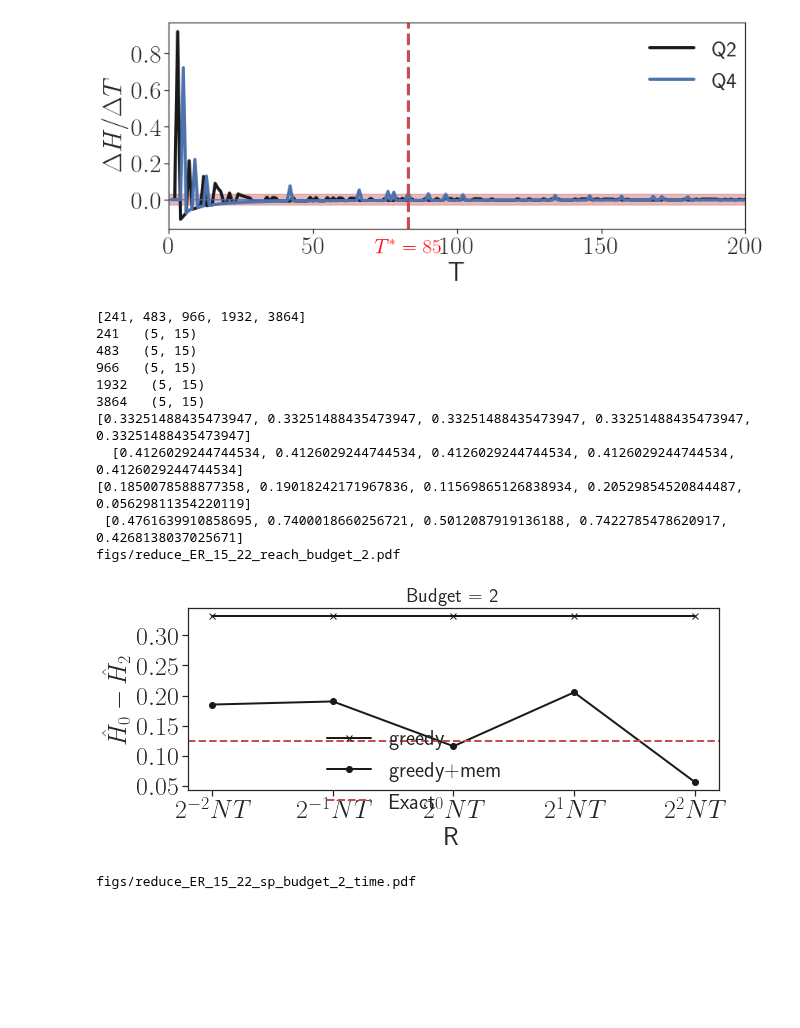
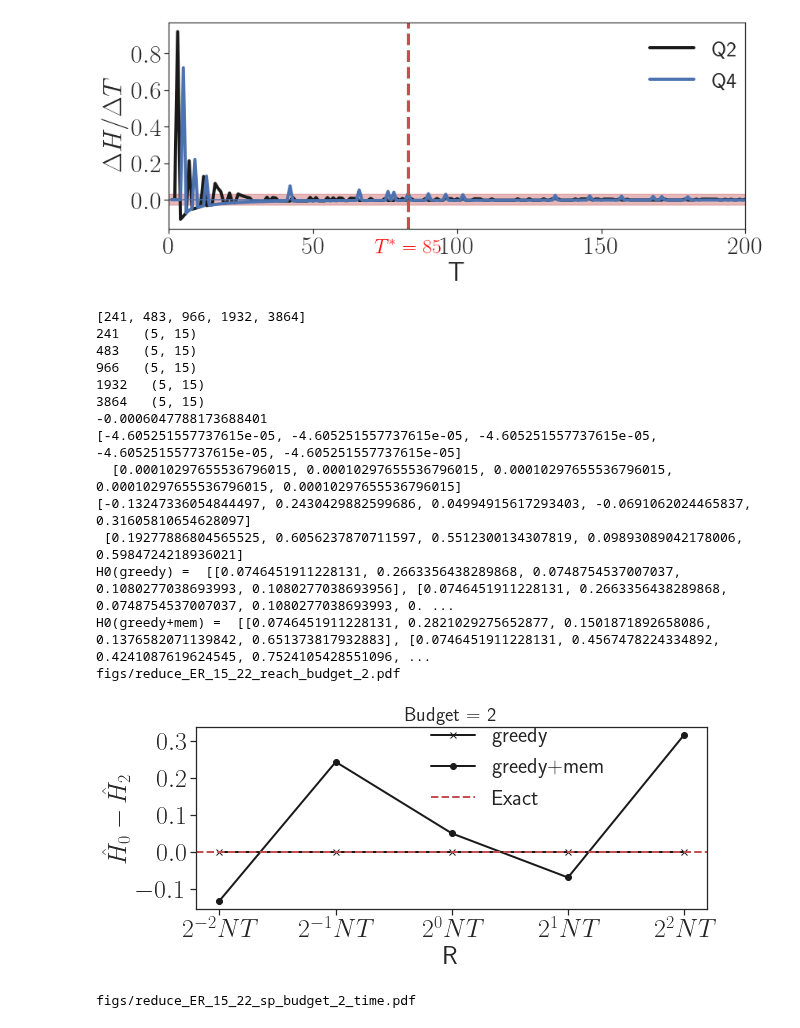
Before and after one commit to toggled/uncertainty, a Jupyter notebook: test.ipynb, the cells around one changed output. Drawn from its saved outputs; the diff is of its cells as text; code cells hidden in the pictures; blank space fills up the shorter version.

```diff
--- a/test.ipynb
+++ b/test.ipynb
@@ -682,7 +682,7 @@ alg1 = 'greedy'
 a1 = 'greedy'
 q =   'reach'
 # q = 'sp'
-qset = 2
+qset = 4
 # Kset = [1,2,4,8,16,32,64,128,256]
 xlabels = ['$2^{'+str(i)+'}NT$' for i in range(-2,3)]
 if q == 'reach':
@@ -714,11 +714,15 @@ greedy_red = []
 greedyM_red = []
 std_red = []
 stdM_red = []
+init_h = []
+Minit_h = []
 for i,K in enumerate(Kset):
+    Minit_h.append(varyK0[i]['H0'].to_list())
     mean,std = varyK0[i]['DeltaH'].mean(), varyK0[i]['DeltaH'].std()
     greedyM_red.append(mean)
     stdM_red.append(std)
     mean,std = varyK1[i]['DeltaH'].mean(), varyK1[i]['DeltaH'].std()
+    init_h.append(varyK1[i]['H0'].to_list())
     greedy_red.append(mean)
     std_red.append(std)
 #     sns.lineplot(x='K', y='DeltaH', data=varyK0[i], linewidth=lw, markersize=8,color='k')
@@ -726,44 +730,50 @@ for i,K in enumerate(Kset):
 # greedy_red = np.array(greedy_red)
 # std_red = np.array(std_red)
 # print(greedy_red.shape,' ',std_red.shape,' ',len(greedyM_red),' ',len(stdM_red))
+print(exact_deltaH)
 print(greedy_red,' \n\r ',std_red)
 print(greedyM_red,'\n\r',stdM_red)
+print('H0(greedy) = ',init_h)
+print('H0(greedy+mem) = ',Minit_h)
 plt.plot(Kset,greedy_red,color = 'k',marker='x',label='greedy',linewidth=lw)
 plt.plot(Kset,greedyM_red,color = 'k',marker='o',label='greedy+mem',linewidth=lw)
 # plt.fill_between(Kset, np.array(greedyM_red) - np.array(stdM_red), np.array(greedyM_red) + np.array(stdM_red), \
 #                  color='r', alpha=0.4)
 ax = plt.gca()
 ax.axhline(exact_deltaH,linestyle='--',color='r',linewidth=lw,label='Exact')
 
 plt.xscale('log',base=2)
 plt.xlabel('R',fontsize=fontsize-2)
 plt.ylabel('$\hat{H}_0 - \hat{H}_'+str(k)+'$',fontsize=fontsize-2)
 # plt.xticks([2**0,2**2,2**4,2**6,2**8],fontsize=fontsize-2)
 plt.xticks(Kset,fontsize=fontsize-2)
 ax = plt.gca()
 ax.set_xticklabels(xlabels)
 plt.yticks(fontsize=fontsize-2)
 # plt.legend(fontsize=fontsize+10,frameon = False,prop={"size":22},bbox_to_anchor=(0.6,0.4))
 plt.legend(fontsize=fontsize+10,frameon = False,prop={"size":22},bbox_to_anchor=(0.63,0.44))
 plt.title('Budget = '+str(k),fontsize=fontsize-8)
 fname = 'figs/reduce_'+data+"_"+q+'_budget_'+str(k)+".pdf"
 print(fname)
 plt.tight_layout()
 plt.savefig(fname)
 plt.show()
 # %% [output]
 [241, 483, 966, 1932, 3864]
 241   (5, 15)
 483   (5, 15)
 966   (5, 15)
 1932   (5, 15)
 3864   (5, 15)
-[0.33251488435473947, 0.33251488435473947, 0.33251488435473947, 0.33251488435473947, 0.33251488435473947]
-  [0.4126029244744534, 0.4126029244744534, 0.4126029244744534, 0.4126029244744534, 0.4126029244744534]
-[0.1850078588877358, 0.19018242171967836, 0.11569865126838934, 0.20529854520844487, 0.05629811354220119]
- [0.4761639910858695, 0.7400018660256721, 0.5012087919136188, 0.7422785478620917, 0.4268138037025671]
+-0.0006047788173688401
+[-4.605251557737615e-05, -4.605251557737615e-05, -4.605251557737615e-05, -4.605251557737615e-05, -4.605251557737615e-05]
+  [0.00010297655536796015, 0.00010297655536796015, 0.00010297655536796015, 0.00010297655536796015, 0.00010297655536796015]
+[-0.13247336054844497, 0.2430429882599686, 0.04994915617293403, -0.0691062024465837, 0.31605810654628097]
+ [0.19277886804565525, 0.6056237870711597, 0.5512300134307819, 0.09893089042178006, 0.5984724218936021]
+H0(greedy) =  [[0.0746451911228131, 0.2663356438289868, 0.0748754537007037, 0.1080277038693993, 0.1080277038693956], [0.0746451911228131, 0.2663356438289868, 0.0748754537007037, 0.1080277038693993, 0. ...
+H0(greedy+mem) =  [[0.0746451911228131, 0.2821029275652877, 0.1501871892658086, 0.1376582071139842, 0.651373817932883], [0.0746451911228131, 0.4567478224334892, 0.4241087619624545, 0.7524105428551096, ...
 figs/reduce_ER_15_22_reach_budget_2.pdf
-[figure, old version]
+[figure, new version]
 # %%
 from matplotlib import pyplot as plt
 plt.rcParams['text.usetex'] = True
```
Also changed, not shown: 2 other files.
